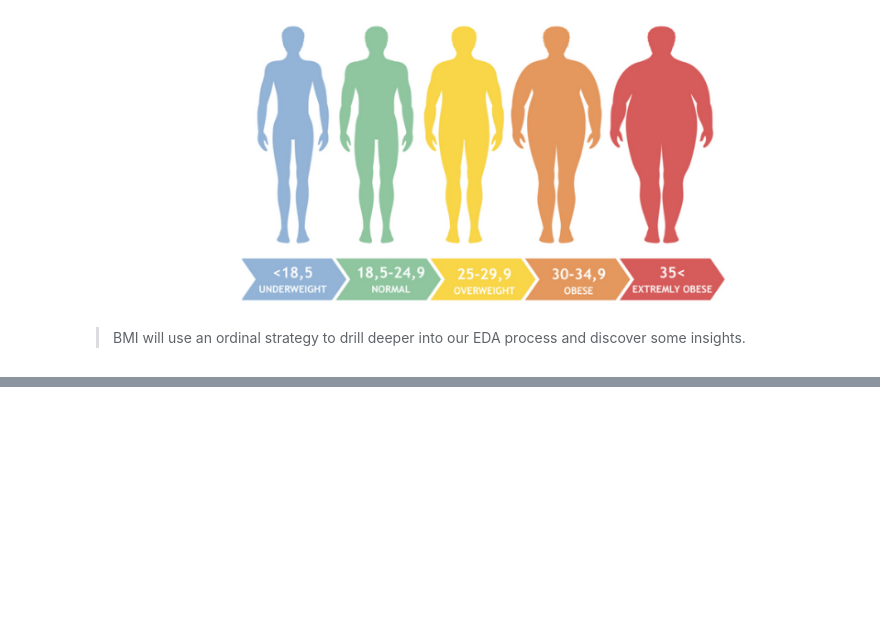
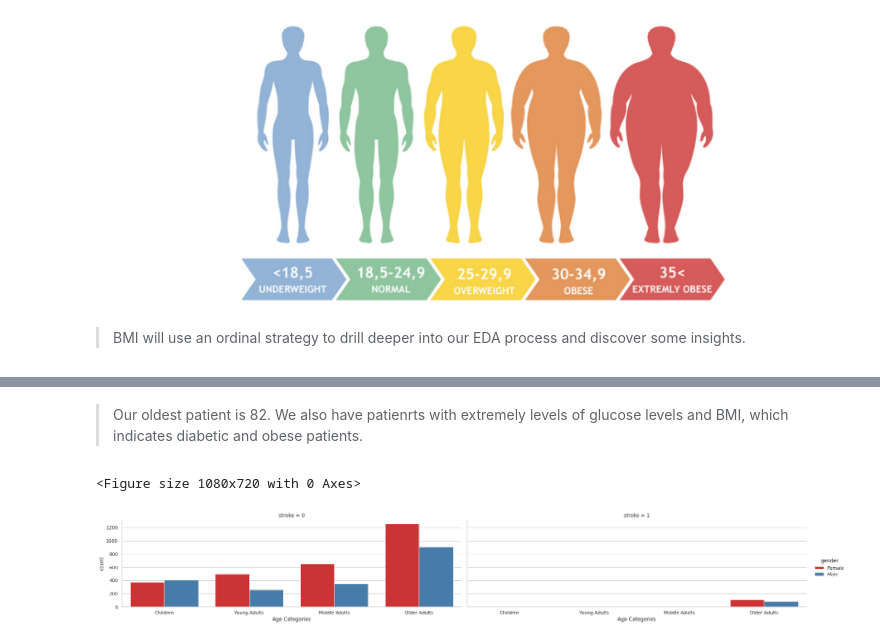
Before and after one commit to bradshawjoshua/Early-Detection-Stroke, a Jupyter notebook: Early_Detection_of_Stroke.ipynb, the cells around one changed output, grey strips where cells are left out. Saved outputs shown, nothing was run; the diff lists cells and outputs as text; code cells hidden in the pictures; blank space fills up the shorter version.

```diff
--- a/Early_Detection_of_Stroke.ipynb
+++ b/Early_Detection_of_Stroke.ipynb
@@ -380,0 +434,16 @@ Source: https://www.health.gov.fj/diabetes-2/diabetes/
+# %% [markdown]
+>Our oldest patient is 82. We also have patienrts with extremely levels of glucose levels and BMI, which indicates diabetic and obese patients.
+# %%
+#creating a copy of the df to cut and bin my categories into four buckets
+df2 = pd.DataFrame.copy(df)
+bins=[0,16,30,45,120]
+labels=['Children','Young Adults','Middle Adults','Older Adults']
+df2['Age Categories']=pd.cut(df['age'],bins=bins,labels=labels)
+# %%
+#using a cat plot to show stroke patients primary distribution
+plt.figure(figsize=[15,10])
+sns.set_theme(style="whitegrid")
+sns.catplot(data=df2.sort_values('Age Categories'),x='Age Categories', col="stroke", hue="gender", palette="Set1", height=4, aspect=3, kind="count");
+# %% [output]
+<Figure size 1080x720 with 0 Axes>
+[figure, added]
```
Also changed, not shown: parts of 24 cells of this notebook.
